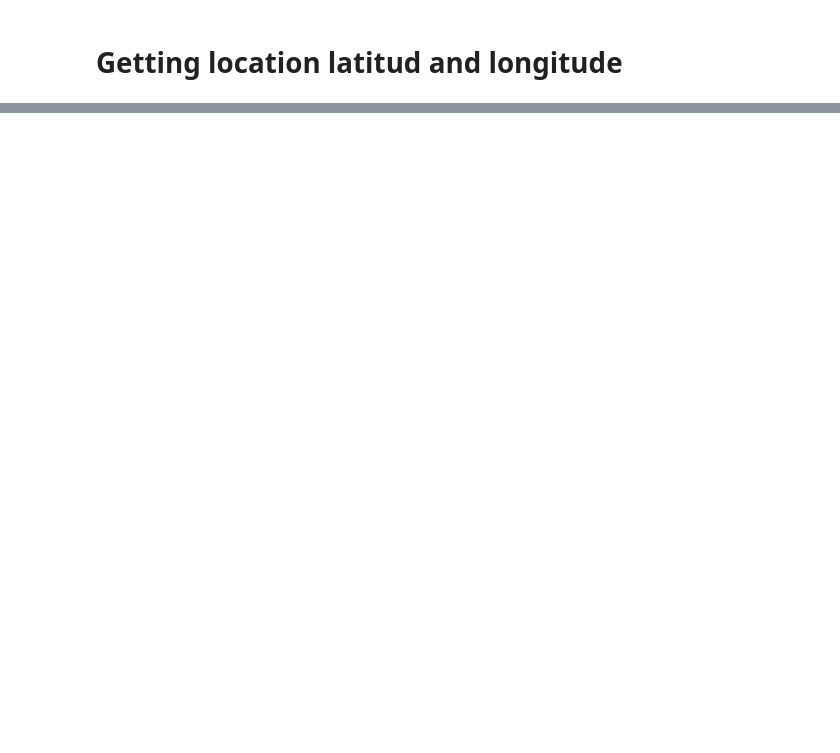
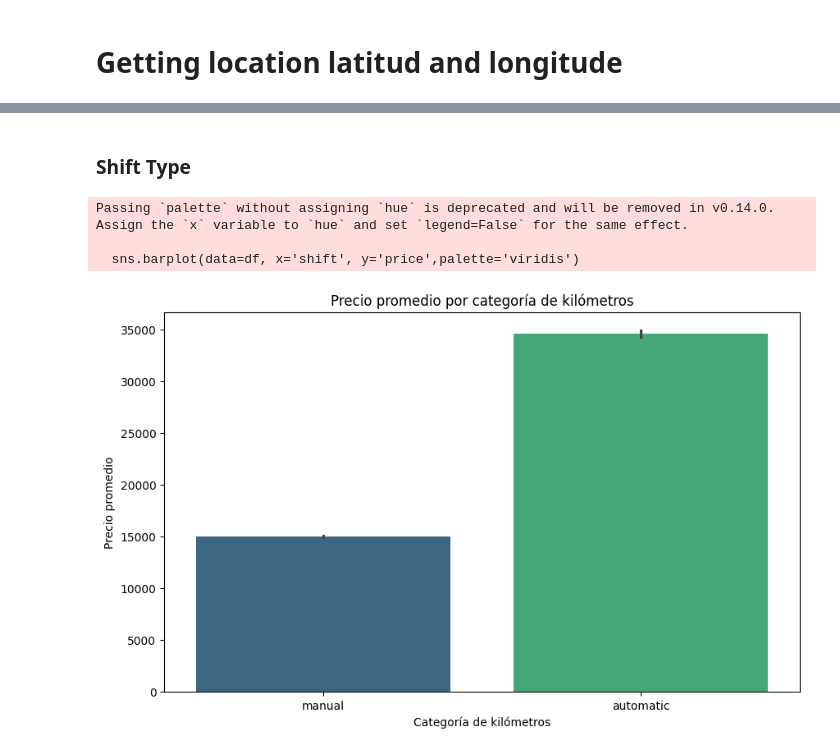
Before and after one commit to Germandcont/SecondHandCars-PricePrediction, a Jupyter notebook: notebooks/cars.ipynb, the cells around one changed output, grey strips where cells are left out. Saved outputs shown, nothing was run; the diff lists cells and outputs as text; code cells hidden in the pictures; blank space fills up the shorter version.

```diff
--- a/notebooks/cars.ipynb
+++ b/notebooks/cars.ipynb
@@ -160,0 +376,15 @@ df['publish_date'] = pd.to_datetime(df['publish_date'])
+# %% [markdown]
+### Shift Type
+# %%
+#Precio promedio segun categoria de kms. grafica
+plt.figure(figsize=(10, 6))
+sns.barplot(data=df, x='shift', y='price',palette='viridis')
+plt.title('Precio promedio por categoría de kilómetros')
+plt.xlabel('Categoría de kilómetros')
+plt.ylabel('Precio promedio')
+plt.show()
+# %% [output]
+Passing `palette` without assigning `hue` is deprecated and will be removed in v0.14.0. Assign the `x` variable to `hue` and set `legend=False` for the same effect.
+
+  sns.barplot(data=df, x='shift', y='price',palette='viridis')
+[figure, added]
```
Also changed, not shown: parts of 45 cells of this notebook, 2 other files.
